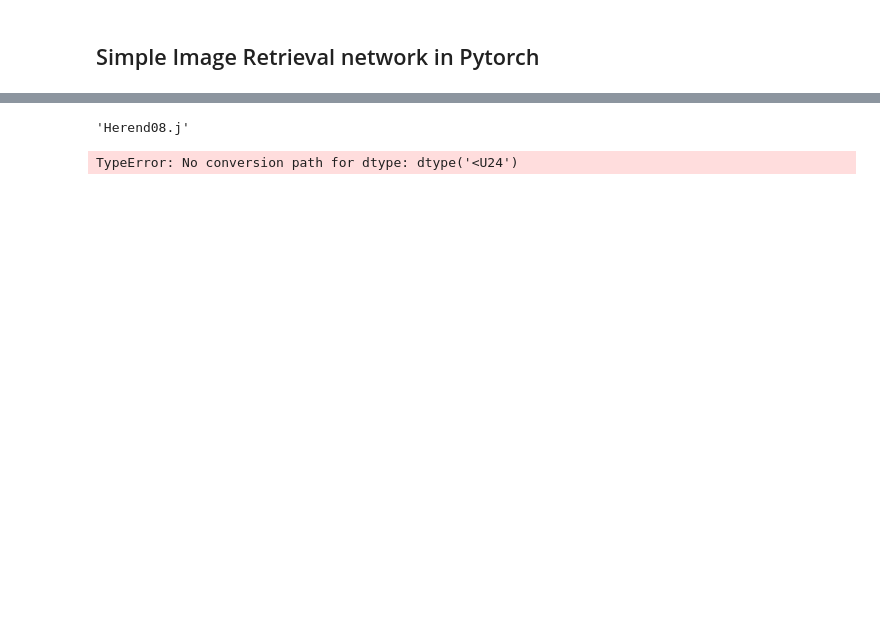
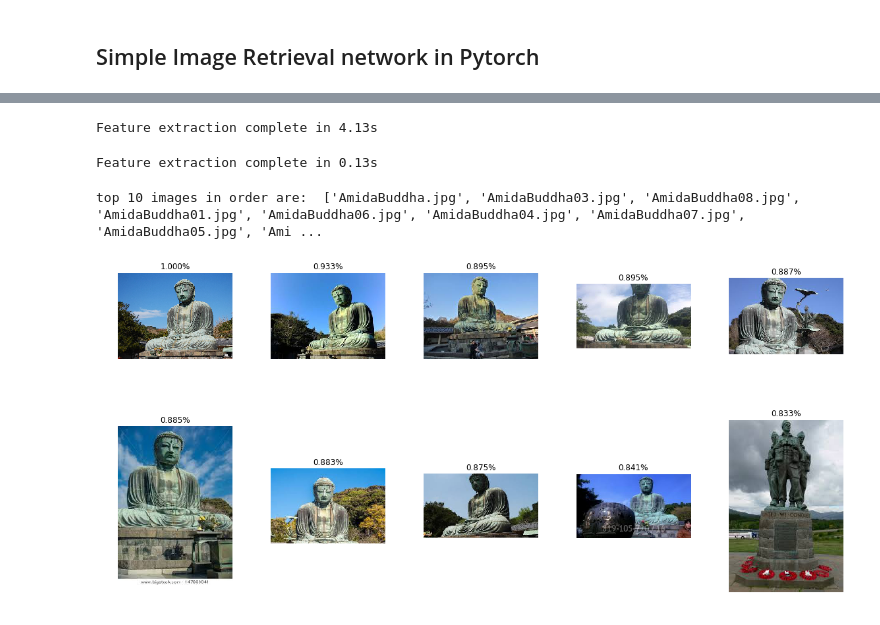
Before and after one commit to ibragimoveldor/Simple-Image-Retrieval-in-Pytorch, a Jupyter notebook: Image_retrieval.ipynb, the cells around one changed output, grey strips where cells are left out. Saved outputs shown, nothing was run; the diff lists cells and outputs as text; code cells hidden in the pictures; blank space fills up the shorter version.

Commit message:
Most codes moved to FeatureExtractor package and make it more simple to read

```diff
--- a/Image_retrieval.ipynb
+++ b/Image_retrieval.ipynb
@@ -153,35 +17,37 @@ h5f.close()
-# %%
-a = im_all[1][0].decode('utf-8')
-a
-# %% [output]
-'Herend08.j'
-# %%
-fea_all = np.array(fea_all)
-h5f = h5py.File('featsCNNNNm.h5', 'w')
-h5f.create_dataset('dataset_1', data=fea_all)
-h5f.create_dataset('dataset_2', data=image_all)
-h5f.close()
-# %% [output]
-TypeError: No conversion path for dtype: dtype('<U24')
+# %%
+# Extract features from the dataset
+# data path
+path = './data'
+feats, image_list = extractor(path)
+# %% [output]
+Feature extraction complete in 4.13s
+# %%
+# test image path
+test = './test'
+feat_single, image = extractor(test)
+# %% [output]
+Feature extraction complete in 0.13s
 # %%
-fea_all = np.array(fea_all)
-scores  = np.dot(fea_all, fea_all.T)
+scores  = np.dot(feat_single, feats.T)
 sort_ind = np.argsort(scores)[0][::-1]
 scores = scores[0, sort_ind]
 # %%
 maxres = 10
-imlist = [image_all[index] for i,index in enumerate(sort_ind[0:maxres])]
+imlist = [image_list[index] for i, index in enumerate(sort_ind[0:maxres])]
 print ("top %d images in order are: " %maxres, imlist)
 
-fig = plt.figure()
-
+fig=plt.figure(figsize=(16, 10))
 for i in range(len(imlist)):
     sample = imlist[i]
-    img = mpimg.imread('./index' + '/' + sample)
-    ax = plt.subplot(2, 5, i+1)
+    img = mpimg.imread('./data' + '/' + sample)
+    #ax = plt.subplot(figsize)
+    ax = fig.add_subplot(2, 5, i+1)
     ax.autoscale()
-    #plt.tight_layout()
+    plt.tight_layout()
     plt.imshow(img, interpolation='nearest')
     ax.set_title('{:.3f}%'.format(scores[i]))
     ax.axis('off')
 plt.show()
+# %% [output]
+top 10 images in order are:  ['AmidaBuddha.jpg', 'AmidaBuddha03.jpg', 'AmidaBuddha08.jpg', 'AmidaBuddha01.jpg', 'AmidaBuddha06.jpg', 'AmidaBuddha04.jpg', 'AmidaBuddha07.jpg', 'AmidaBuddha05.jpg', 'Ami ...
+[figure, added]
```
Also changed, not shown: parts of 10 cells of this notebook.
